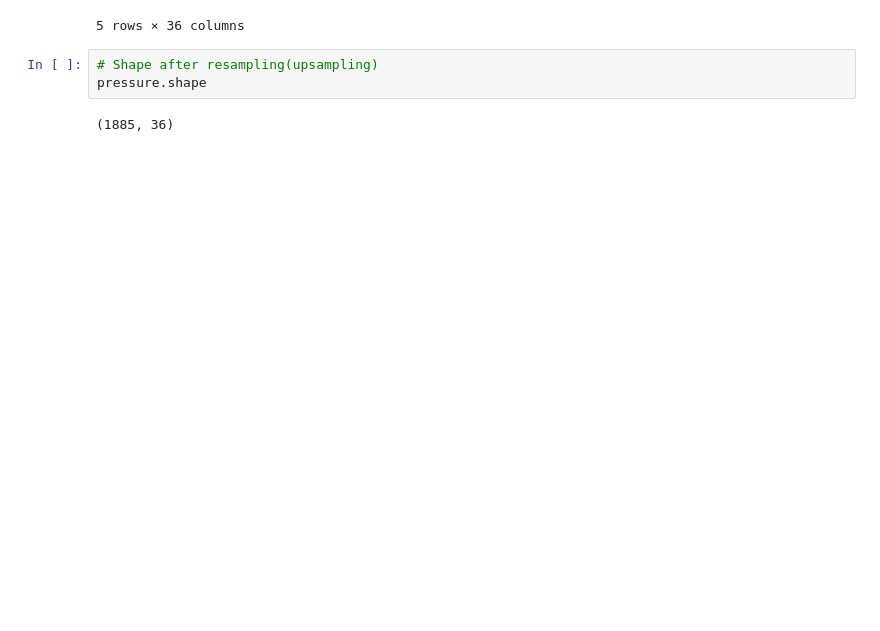
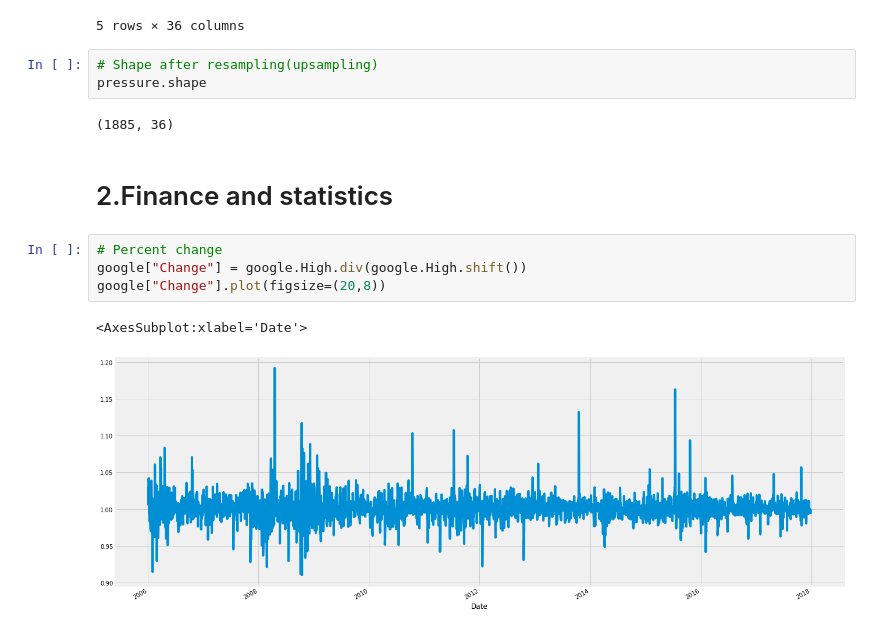
Before and after one commit to jumppython/everything_you_can_do_with_a_time_series, a Jupyter notebook: everything_you_can_do_with_a_time_series.ipynb, the cells around one changed output. Drawn from its saved outputs; the diff is of its cells as text; blank space fills up the shorter version.

```diff
--- a/everything_you_can_do_with_a_time_series.ipynb
+++ b/everything_you_can_do_with_a_time_series.ipynb
@@ -266,3 +267,12 @@ pressure.head()
 pressure.shape
 # %% [output]
 (1885, 36)
+# %% [markdown]
+# 2.Finance and statistics
+# %%
+# Percent change
+google["Change"] = google.High.div(google.High.shift())
+google["Change"].plot(figsize=(20,8))
+# %% [output]
+<AxesSubplot:xlabel='Date'>
+[figure, added]
```
Also changed, not shown: parts of 11 cells of this notebook.
